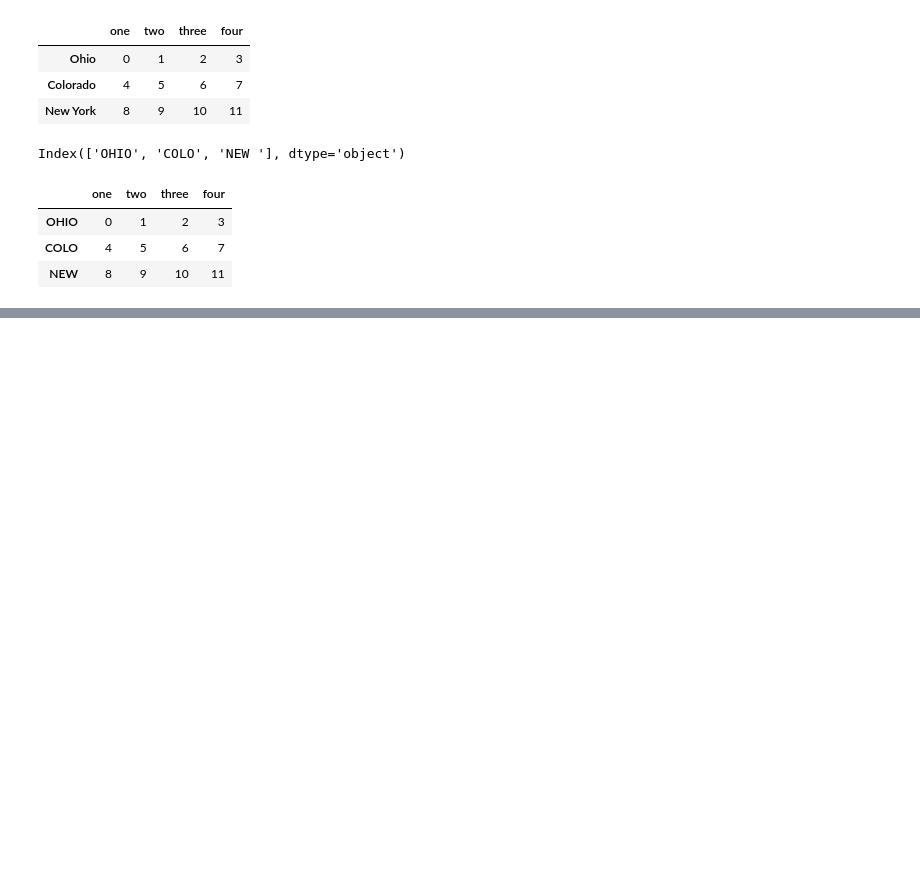
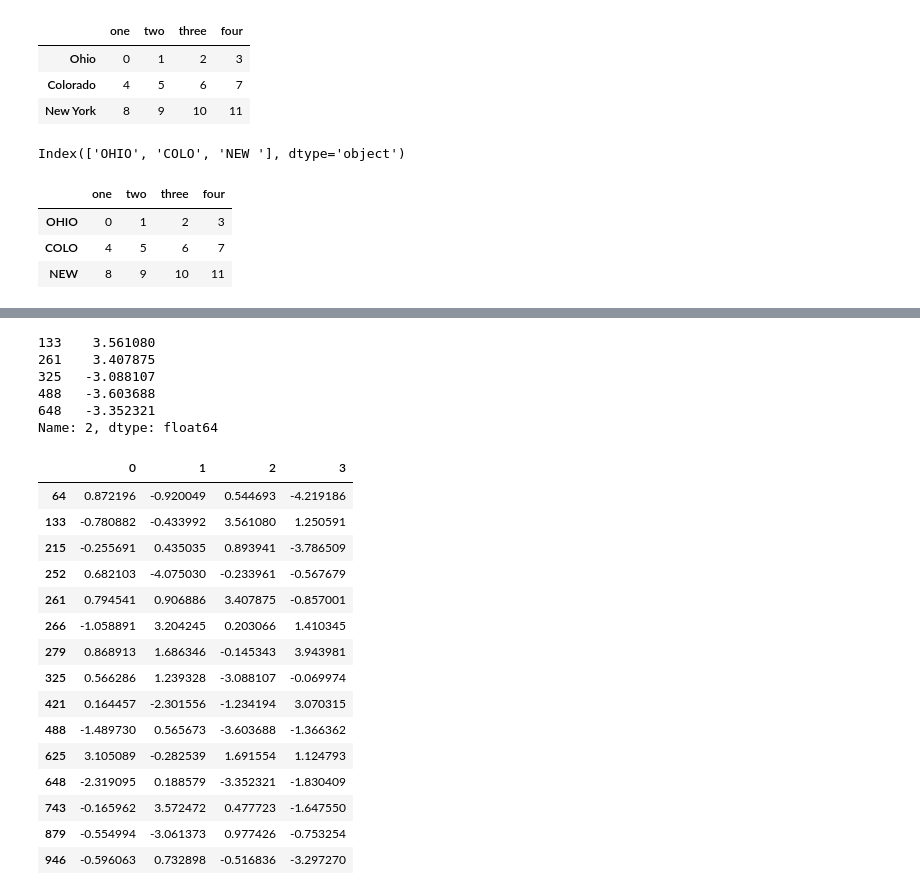
Before and after one commit to FFFantine/data_analysis_learning, a Jupyter notebook: Task3/Task3. 第七章 数据清洗和准备.ipynb, the cells around one changed output, grey strips where cells are left out. Saved outputs shown, nothing was run; the diff lists cells and outputs as text; code cells hidden in the pictures; blank space fills up the shorter version.

```diff
--- a/Task3/Task3. 第七章 数据清洗和准备.ipynb
+++ b/Task3/Task3. 第七章 数据清洗和准备.ipynb
@@ -443,0 +559,3 @@ data
+# %%
+data = pd.DataFrame(np.random.randn(1000, 4))
+data.describe()
@@ -443,0 +574,28 @@ data
+# %%
+col[np.abs(col) > 3]
+# %% [output]
+133    3.561080
+261    3.407875
+325   -3.088107
+488   -3.603688
+648   -3.352321
+Name: 2, dtype: float64
+# %%
+data[(np.abs(data) > 3).any(1)]
+# %% [output]
+|  | 0 | 1 | 2 | 3 |
+| 64 | 0.872196 | -0.920049 | 0.544693 | -4.219186 |
+| 133 | -0.780882 | -0.433992 | 3.561080 | 1.250591 |
+| 215 | -0.255691 | 0.435035 | 0.893941 | -3.786509 |
+| 252 | 0.682103 | -4.075030 | -0.233961 | -0.567679 |
+| 261 | 0.794541 | 0.906886 | 3.407875 | -0.857001 |
+| 266 | -1.058891 | 3.204245 | 0.203066 | 1.410345 |
+| 279 | 0.868913 | 1.686346 | -0.145343 | 3.943981 |
+| 325 | 0.566286 | 1.239328 | -3.088107 | -0.069974 |
+| 421 | 0.164457 | -2.301556 | -1.234194 | 3.070315 |
+| 488 | -1.489730 | 0.565673 | -3.603688 | -1.366362 |
+| 625 | 3.105089 | -0.282539 | 1.691554 | 1.124793 |
+| 648 | -2.319095 | 0.188579 | -3.352321 | -1.830409 |
+| 743 | -0.165962 | 3.572472 | 0.477723 | -1.647550 |
+| 879 | -0.554994 | -3.061373 | 0.977426 | -0.753254 |
+| 946 | -0.596063 | 0.732898 | -0.516836 | -3.297270 |
```
Also changed, not shown: parts of 118 cells of this notebook, 1 other file.
